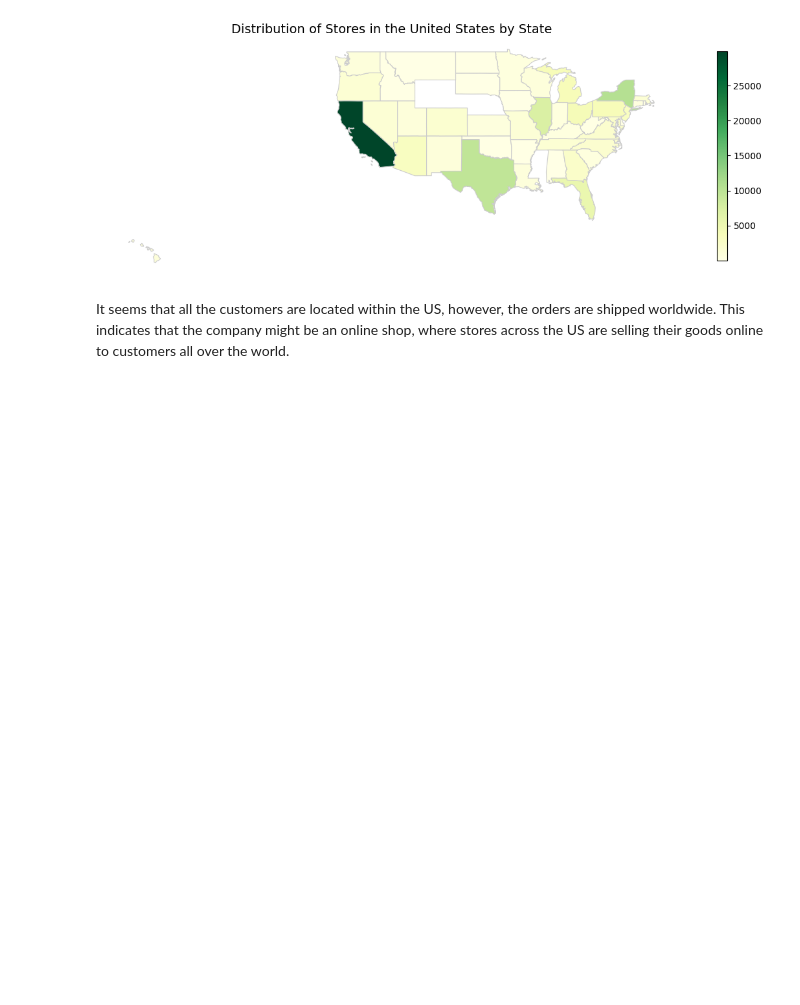
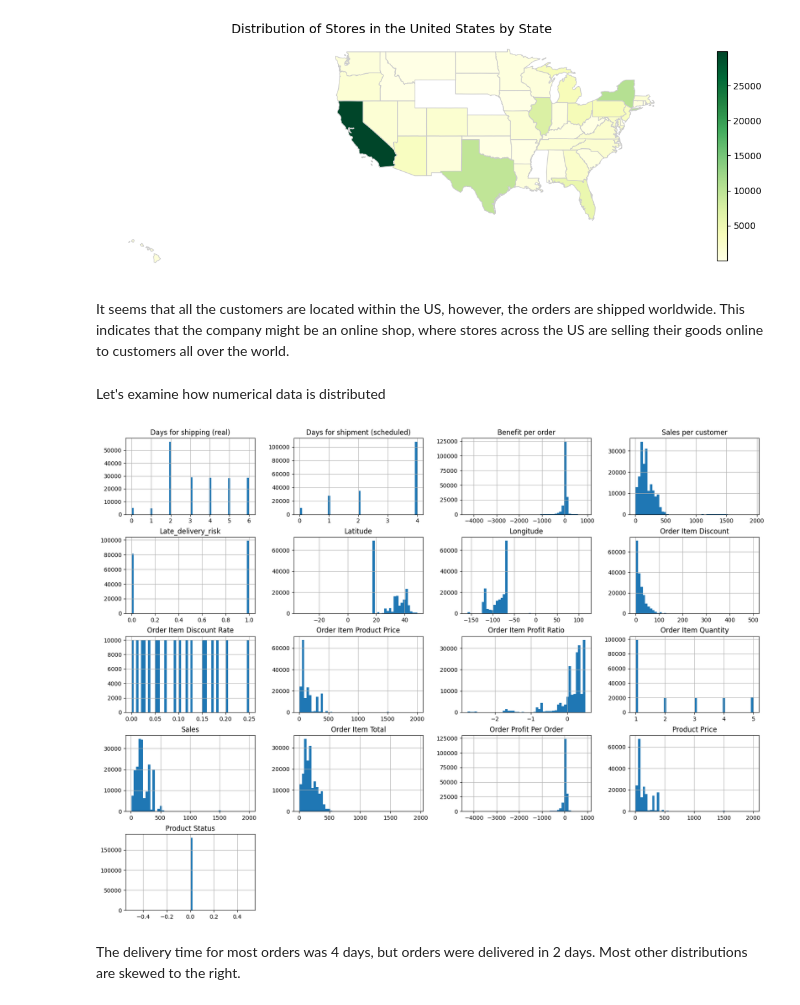
Before and after one commit to emirhansilsupur/supply-chain-analytics-forecasting, a Jupyter notebook: SC_Analytics_Forecasting.ipynb, the cells around one changed output. Saved outputs shown, nothing was run; the diff lists cells and outputs as text; code cells hidden in the pictures; blank space fills up the shorter version.

Commit message:
Create hist plot

```diff
--- a/SC_Analytics_Forecasting.ipynb
+++ b/SC_Analytics_Forecasting.ipynb
@@ -551,3 +551,16 @@ It seems that all the customers are located within the US, however, the orders a
 
 # ).add_to(f)
 # f
+# %% [markdown]
+Let's examine how numerical data is distributed
+# %%
+numerical_df = df.select_dtypes(include=["int64","float64"])
+# %%
+fig, ax = plt.subplots(figsize=(20, 15))
+numerical_df.hist(ax=ax, bins=50)
+plt.show()
+# %% [output]
+[figure, added]
+# %% [markdown]
+The delivery time for most orders was 4 days, but orders were delivered in 2 days.
+Most other distributions are skewed to the right.
```
